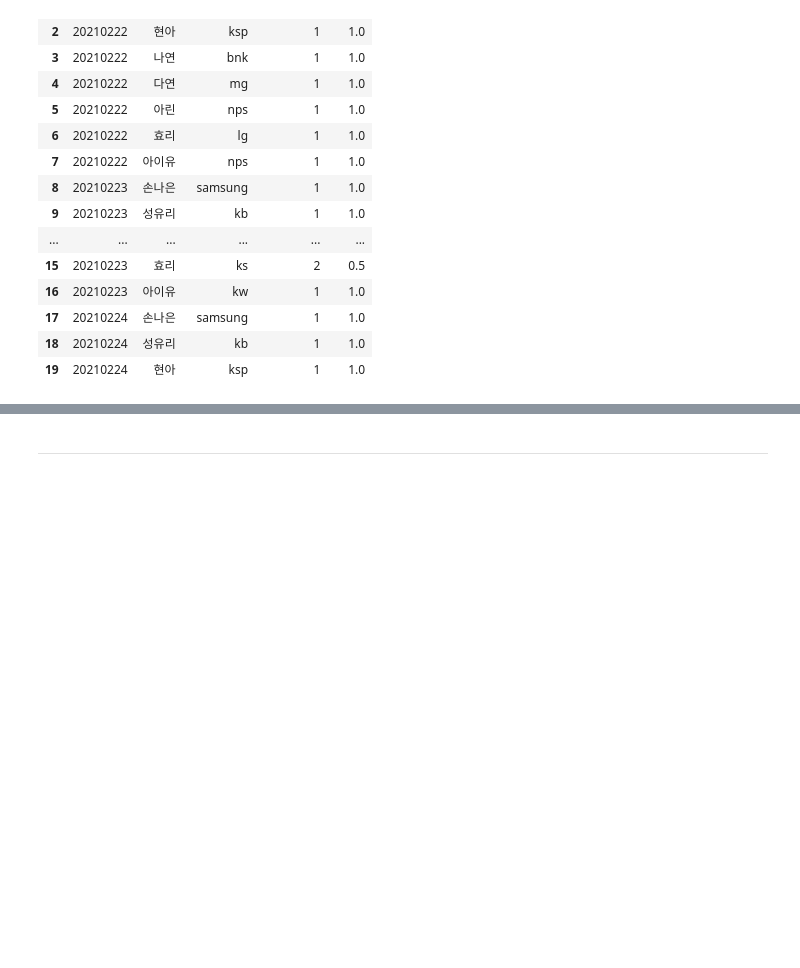
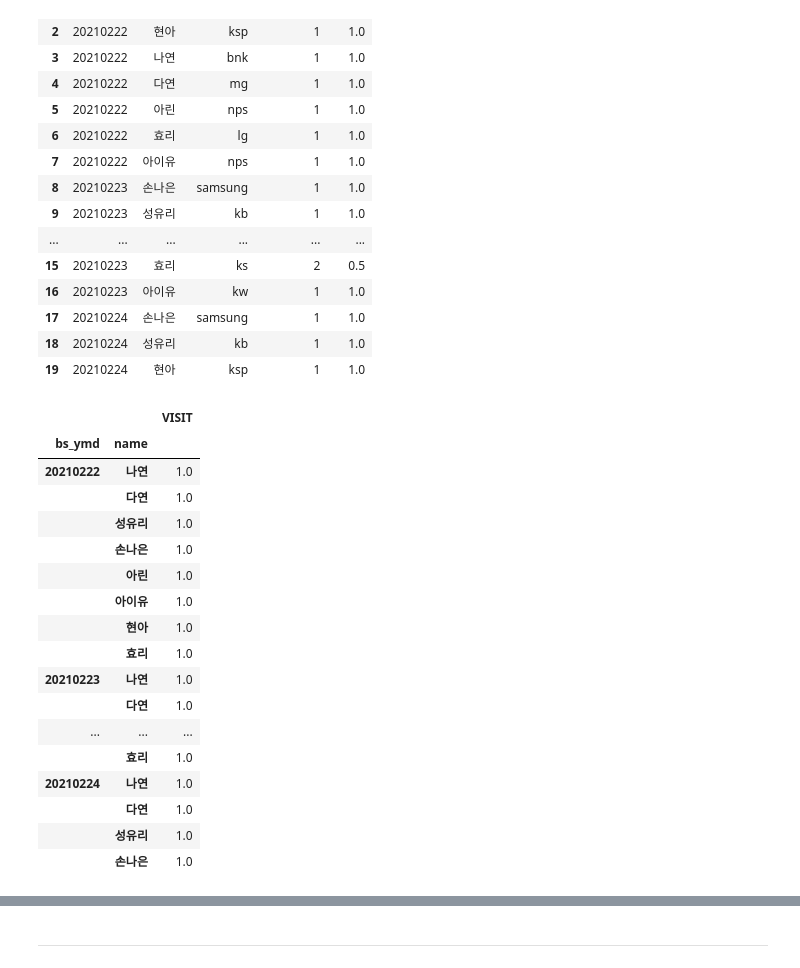
Before and after one commit to johyunkang/python-ml-guide, a Jupyter notebook: excel_pandas.ipynb, the cells around one changed output, grey strips where cells are left out. Saved outputs shown, nothing was run; the diff lists cells and outputs as text; code cells hidden in the pictures; blank space fills up the shorter version.

```diff
--- a/excel_pandas.ipynb
+++ b/excel_pandas.ipynb
@@ -132,3 +132,27 @@ df_merged.head(20)
 | 17 | 20210224 | 손나은 | samsung | 1 | 1.0 |
 | 18 | 20210224 | 성유리 | kb | 1 | 1.0 |
 | 19 | 20210224 | 현아 | ksp | 1 | 1.0 |
+# %%
+df_series = df_merged.groupby(by=['bs_ymd', 'name'])['VISIT'].sum()
+df_series.head(20)
+df_group = df_series.to_frame()
+df_group.head(20)
+# %% [output]
+|  |  | VISIT |
+| bs_ymd | name |  |
+| 20210222 | 나연 | 1.0 |
+|  | 다연 | 1.0 |
+|  | 성유리 | 1.0 |
+|  | 손나은 | 1.0 |
+|  | 아린 | 1.0 |
+|  | 아이유 | 1.0 |
+|  | 현아 | 1.0 |
+|  | 효리 | 1.0 |
+| 20210223 | 나연 | 1.0 |
+|  | 다연 | 1.0 |
+| ... | ... | ... |
+|  | 효리 | 1.0 |
+| 20210224 | 나연 | 1.0 |
+|  | 다연 | 1.0 |
+|  | 성유리 | 1.0 |
+|  | 손나은 | 1.0 |
```
Also changed, not shown: parts of 5 cells of this notebook.
